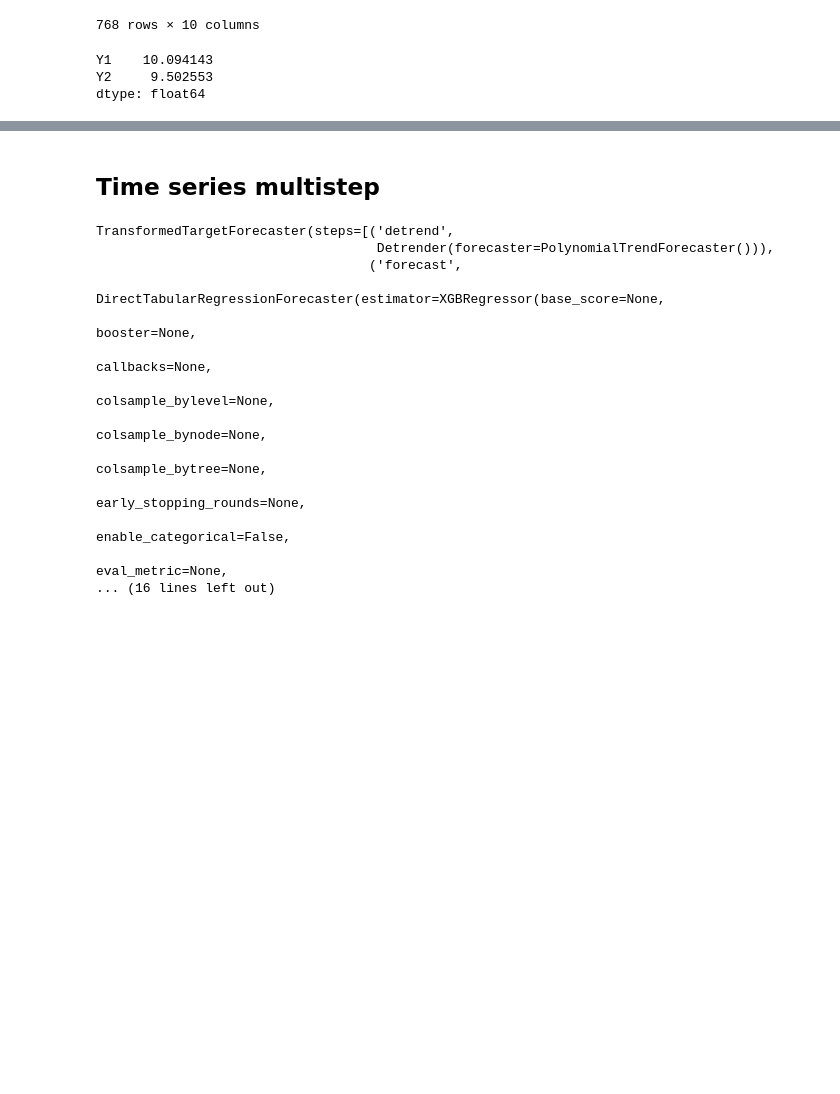
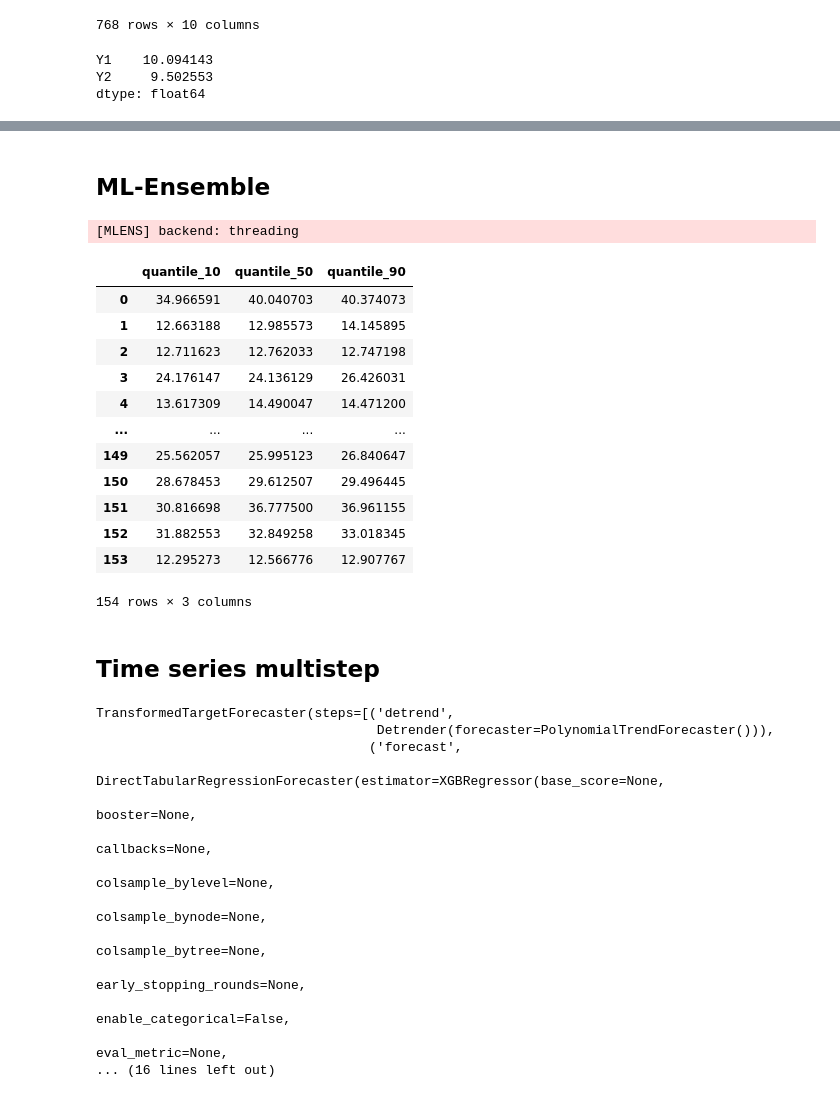
Before and after one commit to krzjoa/medium, a Jupyter notebook: 2_gbm_multioutput/2_multioutput_gbm.ipynb, the cells around one changed output, grey strips where cells are left out. Drawn from its saved outputs; the diff is of its cells as text; code cells hidden in the pictures; blank space fills up the shorter version.

```diff
--- a/2_gbm_multioutput/2_multioutput_gbm.ipynb
+++ b/2_gbm_multioutput/2_multioutput_gbm.ipynb
@@ -49,7 +49,7 @@ enb = get_multitarget_data('enb')
 X, y = enb.iloc[:, :-2], enb.iloc[:, -2:]
 X_train, X_test, y_train, y_test = train_test_split(X, y, test_size=.2)
 
-y_train_, y_test_ = y_train.iloc[:, 0], y_test.iloc[:, 0]
+y_train_single, y_test_single = y_train.iloc[:, 0], y_test.iloc[:, 0]
 # %%
 enb
 # %% [output]
@@ -74,0 +77,10 @@ dtype: float64
+# %%
+from sklearn.multioutput import MultiOutputRegressor
+from xgboost import XGBRegressor
+
+multi_reg = MultiOutputRegressor(
+  estimator = XGBRegressor()
+)
+
+multi_reg.fit(X_train, y_train)
+multi_reg_pred = multi_reg.predict(X_test)
@@ -75,3 +103,38 @@ dtype: float64
+# %% [markdown]
+## ML-Ensemble
+# %%
+from mlens.ensemble import SuperLearner
+from lightgbm import LGBMRegressor
+
+ensemble = SuperLearner()
+ensemble.add([
+    LGBMRegressor(objective='quantile', alpha=.1),
+    LGBMRegressor(objective='quantile', alpha=.5),
+    LGBMRegressor(objective='quantile', alpha=.9)
+])
+ensemble.fit(X_train, y_train_)
+multi_quantile_pred = ensemble.predict(X_test)
+# %% [output]
+[MLENS] backend: threading
+# %%
+print(pd.DataFrame(
+    multi_quantile_pred,
+    columns=['quantile_10', 'quantile_50', 'quantile_90']
+))
+# %% [output]
+|  | quantile_10 | quantile_50 | quantile_90 |
+| 0 | 34.966591 | 40.040703 | 40.374073 |
+| 1 | 12.663188 | 12.985573 | 14.145895 |
+| 2 | 12.711623 | 12.762033 | 12.747198 |
+| 3 | 24.176147 | 24.136129 | 26.426031 |
+| 4 | 13.617309 | 14.490047 | 14.471200 |
+| ... | ... | ... | ... |
+| 149 | 25.562057 | 25.995123 | 26.840647 |
+| 150 | 28.678453 | 29.612507 | 29.496445 |
+| 151 | 30.816698 | 36.777500 | 36.961155 |
+| 152 | 31.882553 | 32.849258 | 33.018345 |
+| 153 | 12.295273 | 12.566776 | 12.907767 |
+154 rows × 3 columns
 # %% [markdown]
 ## Time series multistep
 # %%
```
Also changed, not shown: parts of 22 cells of this notebook, 14 other files.
